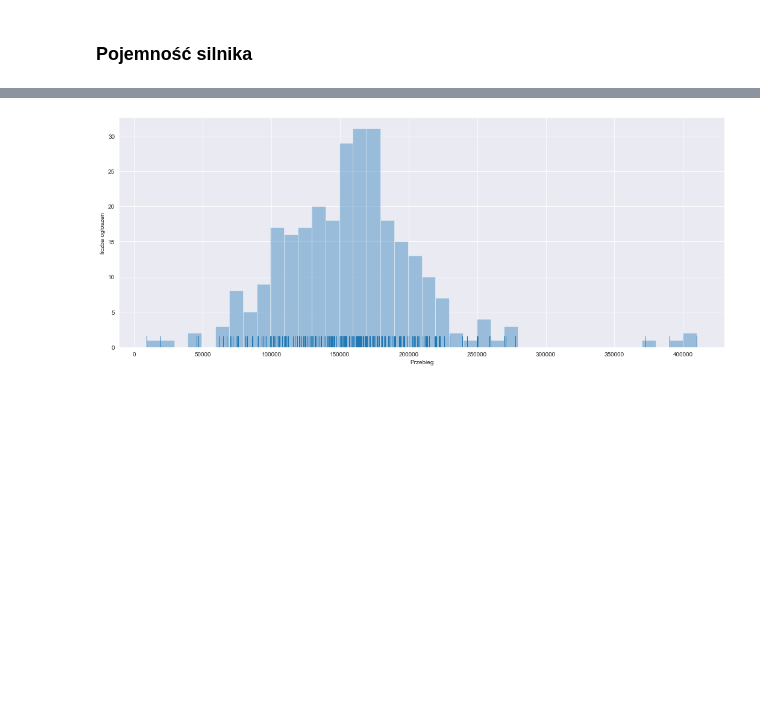
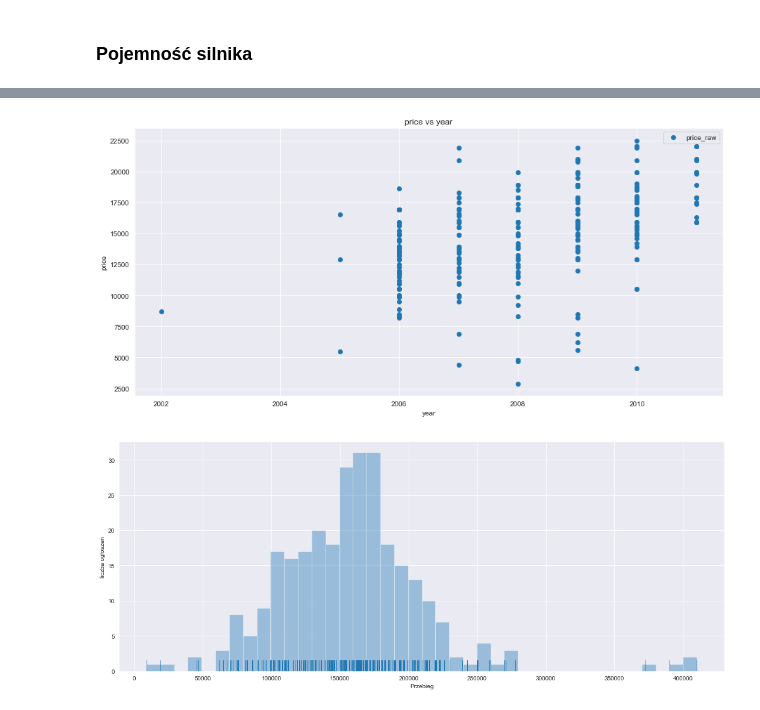
Before and after one commit to mgurg/py_otomoto, a Jupyter notebook: py_otomoto.ipynb, the cells around one changed output, grey strips where cells are left out. Saved outputs shown, nothing was run; the diff lists cells and outputs as text; code cells hidden in the pictures; blank space fills up the shorter version.

```diff
--- a/py_otomoto.ipynb
+++ b/py_otomoto.ipynb
@@ -271,3 +266,11 @@ chart.set(xlabel='Cena', ylabel='liczba ogłoszeń');
+# %%
+df.plot(x='year', y='price_raw', style='o', figsize=(15,7))
+plt.title('price vs year')
+plt.xlabel('year')
+plt.ylabel('price')
+plt.show()
+# %% [output]
+[figure, added]
 # %%
 sns.set_style("darkgrid")
 plt.figure(figsize=(18,7))
```
Also changed, not shown: parts of 20 cells of this notebook, 9 other files.
